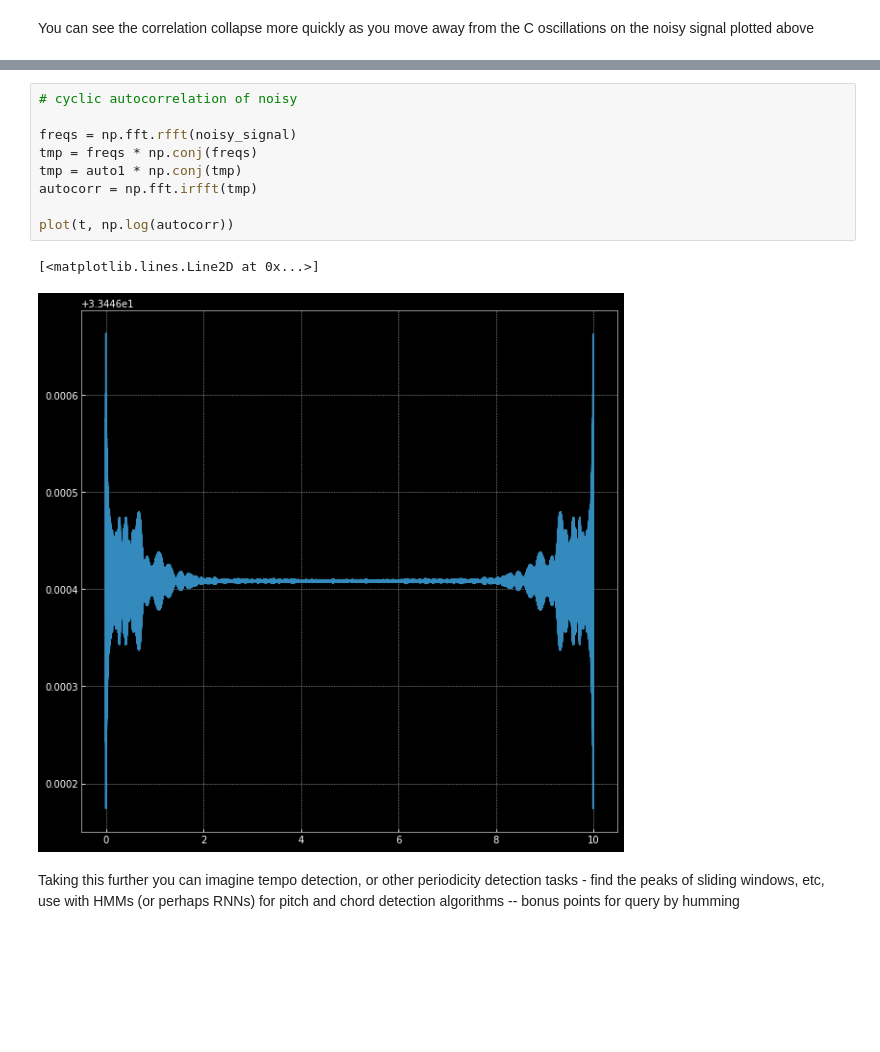
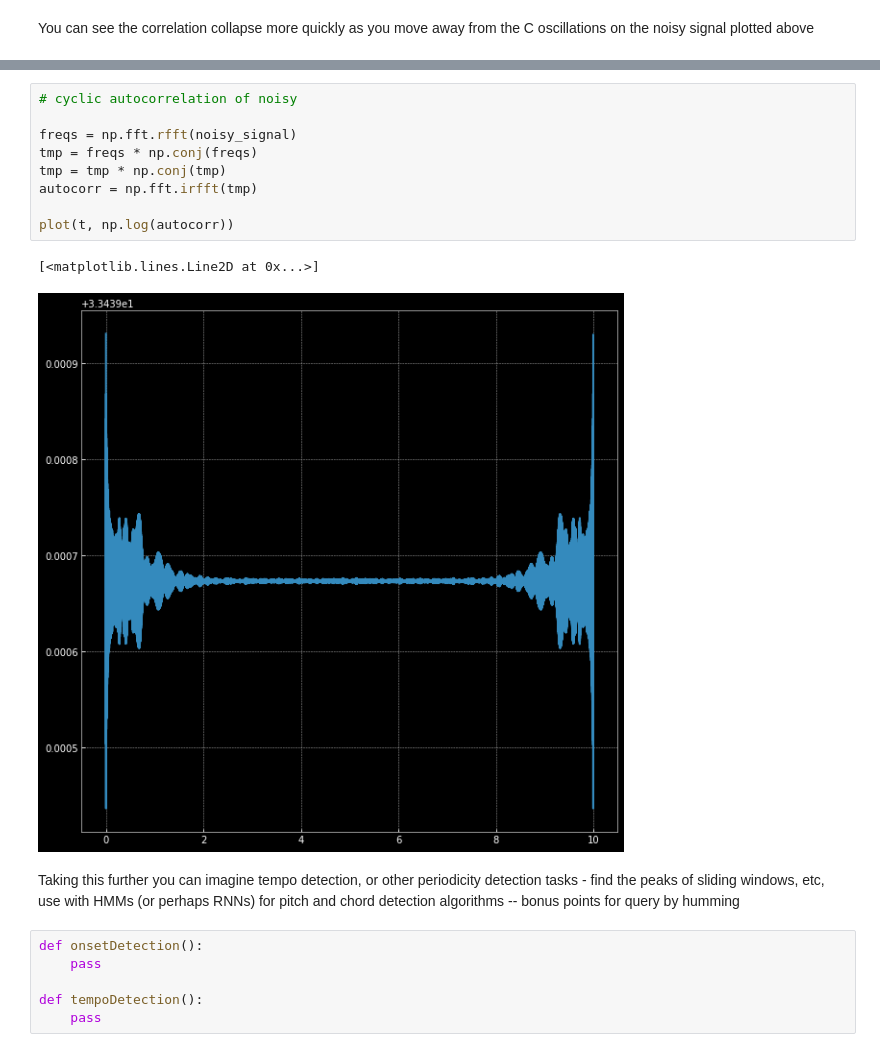
Before and after one commit to bmahlbrand/AudioAutoCorrelation, a Jupyter notebook: Auto-Correlation - Audio-With Cyclic.ipynb, the cells around one changed output, grey strips where cells are left out. Saved outputs shown, nothing was run; the diff lists cells and outputs as text; blank space fills up the shorter version.

```diff
--- a/Auto-Correlation - Audio-With Cyclic.ipynb
+++ b/Auto-Correlation - Audio-With Cyclic.ipynb
@@ -177,14 +173,20 @@ plot(t, np.log(autocorr))
 # %%
 # cyclic autocorrelation of noisy
 
 freqs = np.fft.rfft(noisy_signal)
 tmp = freqs * np.conj(freqs)
-tmp = auto1 * np.conj(tmp)
+tmp = tmp * np.conj(tmp)
 autocorr = np.fft.irfft(tmp)
 
 plot(t, np.log(autocorr))
 # %% [output]
 [<matplotlib.lines.Line2D at 0x...>]
-[figure, old version]
+[figure, new version]
 # %% [markdown]
 Taking this further you can imagine tempo detection, or other periodicity detection tasks - find the peaks of sliding windows, etc, use with HMMs (or perhaps RNNs) for pitch and chord detection algorithms -- bonus points for query by humming
+# %%
+def onsetDetection():
+    pass
+
+def tempoDetection():
+    pass
```
Also changed, not shown: parts of 8 cells of this notebook.
